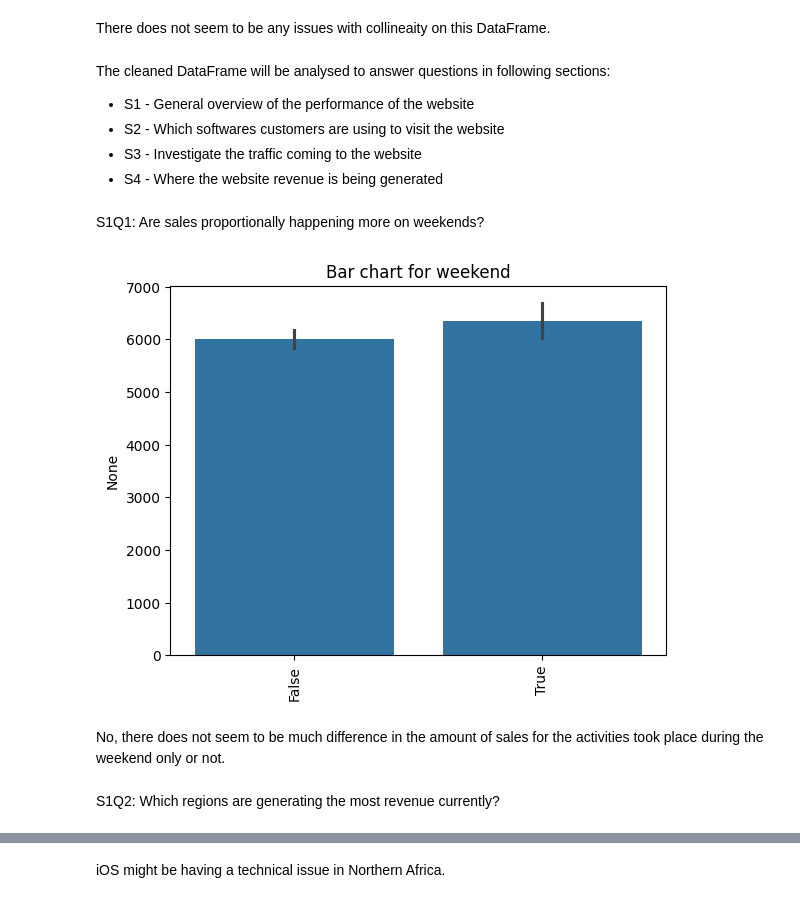
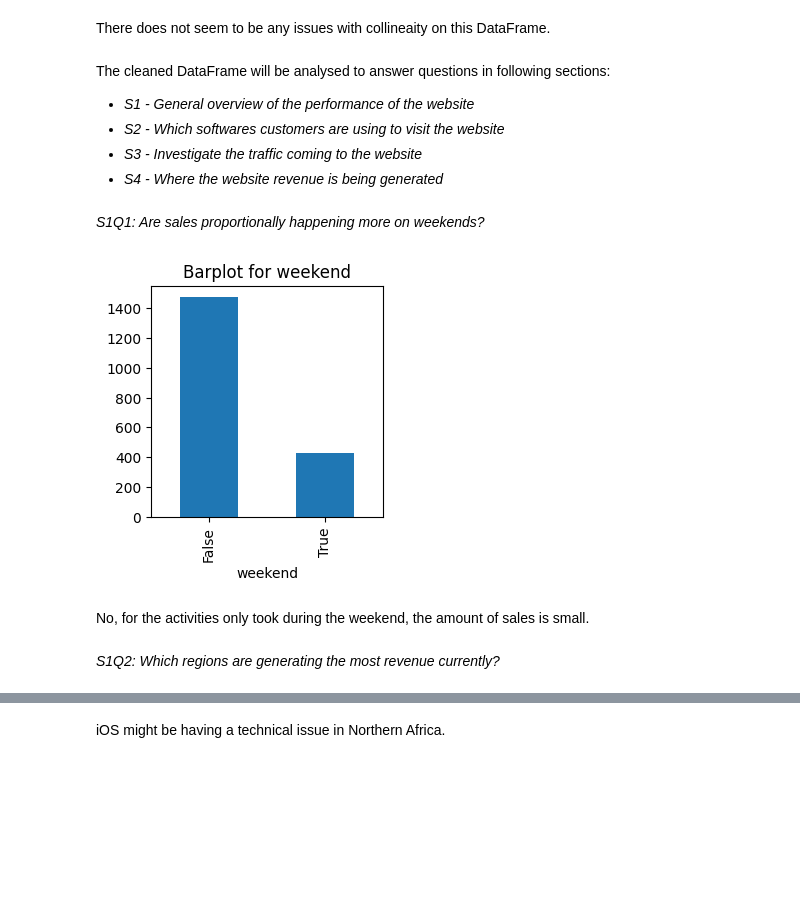
Before and after one commit to MadokaKumamaru/exploratory-data-analysis---online-shopping-in-retail309, a Jupyter notebook: retail_EDA_report.ipynb, the cells around one changed output, grey strips where cells are left out. Cells and saved outputs as stored; diff of their text form; code cells hidden in the pictures; blank space fills up the shorter version.

```diff
--- a/retail_EDA_report.ipynb
+++ b/retail_EDA_report.ipynb
@@ -382,26 +384,26 @@ numeric_df_plotter.plot_correlation_matrix()
 There does not seem to be any issues with collineaity on this DataFrame.
 # %% [markdown]
 The cleaned DataFrame will be analysed to answer questions in following sections:
-- S1 - General overview of the performance of the website
-- S2 - Which softwares customers are using to visit the website
-- S3 - Investigate the traffic coming to the website
-- S4 - Where the website revenue is being generated
+- *S1 - General overview of the performance of the website*
+- *S2 - Which softwares customers are using to visit the website*
+- *S3 - Investigate the traffic coming to the website*
+- *S4 - Where the website revenue is being generated*
 # %% [markdown]
-S1Q1: Are sales proportionally happening more on weekends?
+*S1Q1: Are sales proportionally happening more on weekends?*
 # %%
 # Filter the DataFrame for rows where revenue is True (the customer purachesed during that session)
 revenue_true = customer_activity[customer_activity['revenue'] == True]
 
 # Create a new class instance for the filtered DataFrame
 revenue_true_plot = plotter.Plotter(revenue_true)
 
 # Plot a bar chart for the weekend column
-revenue_true_plot.plot_barchart('weekend')
+revenue_true_plot.plot_counts('weekend')
 # %% [output]
-[figure, old version]
+[figure, new version]
-# %% [markdown]
-No, there does not seem to be much difference in the amount of sales for the activities took place during the weekend only or not.
+# %% [markdown]
+No, for the activities only took during the weekend, the amount of sales is small.
 # %% [markdown]
-S1Q2: Which regions are generating the most revenue currently?
+*S1Q2: Which regions are generating the most revenue currently?*
 # %%
 # Plot a bar chart for the region column
```
Also changed, not shown: parts of 44 cells of this notebook, 1 other file.
